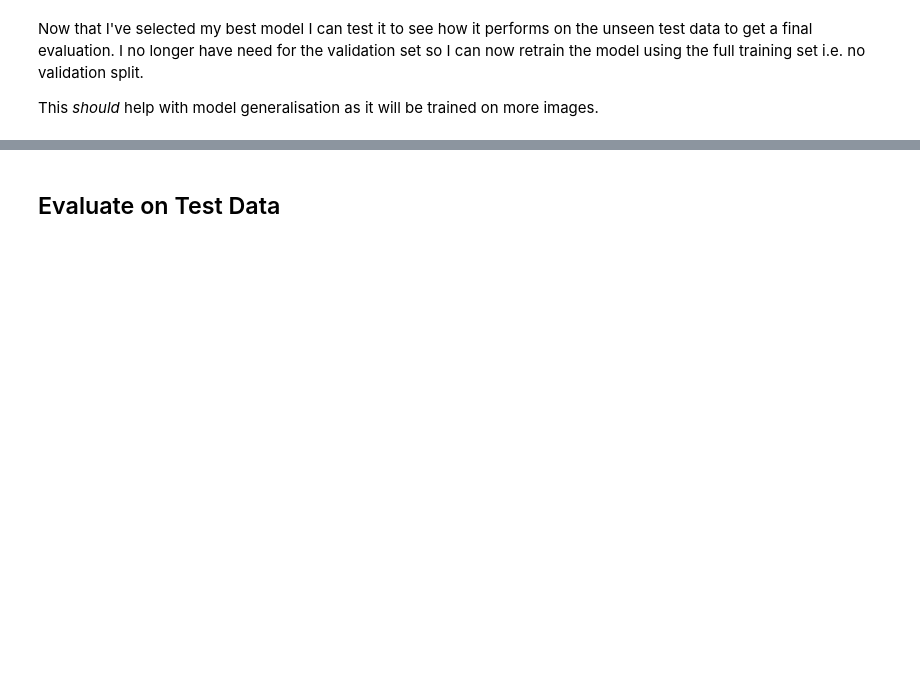
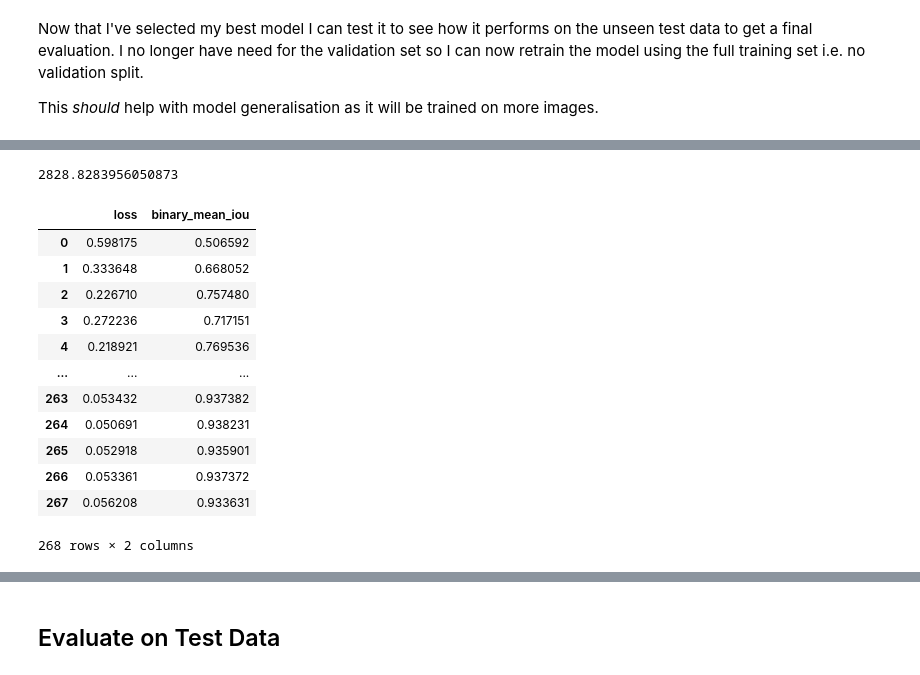
Before and after one commit to a-cass/eo-semantic-segmentation, a Jupyter notebook: nwpu-lakes/nwpu_lakes_segmentation_p8.ipynb, the cells around one changed output, grey strips where cells are left out. Cells and saved outputs as stored; diff of their text form; code cells hidden in the pictures; blank space fills up the shorter version.

```diff
--- a/nwpu-lakes/nwpu_lakes_segmentation_p8.ipynb
+++ b/nwpu-lakes/nwpu_lakes_segmentation_p8.ipynb
@@ -93,0 +132,4 @@ for i in range(runs):
+# %%
+timer.runtime_seconds()
+# %% [output]
+2828.8283956050873
@@ -93,0 +139,17 @@ for i in range(runs):
+# %%
+hist_df = pd.DataFrame(history)
+hist_df
+# %% [output]
+|  | loss | binary_mean_iou |
+| 0 | 0.598175 | 0.506592 |
+| 1 | 0.333648 | 0.668052 |
+| 2 | 0.226710 | 0.757480 |
+| 3 | 0.272236 | 0.717151 |
+| 4 | 0.218921 | 0.769536 |
+| ... | ... | ... |
+| 263 | 0.053432 | 0.937382 |
+| 264 | 0.050691 | 0.938231 |
+| 265 | 0.052918 | 0.935901 |
+| 266 | 0.053361 | 0.937372 |
+| 267 | 0.056208 | 0.933631 |
+268 rows × 2 columns
```
Also changed, not shown: parts of 26 cells of this notebook.
